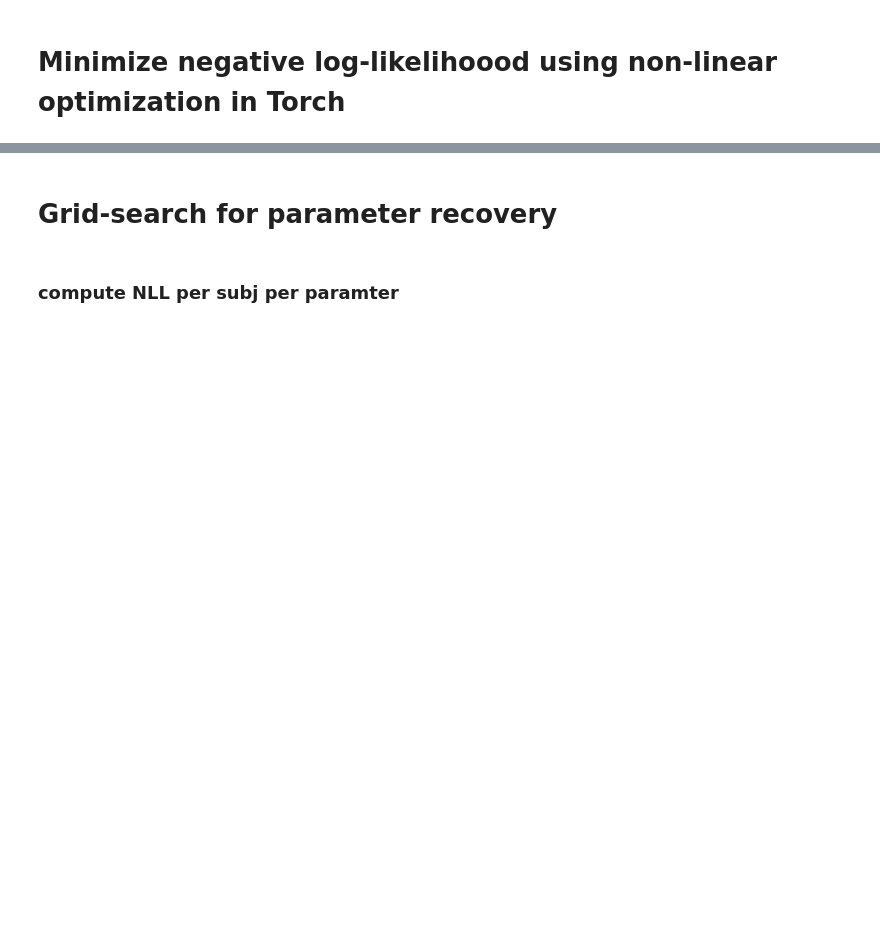
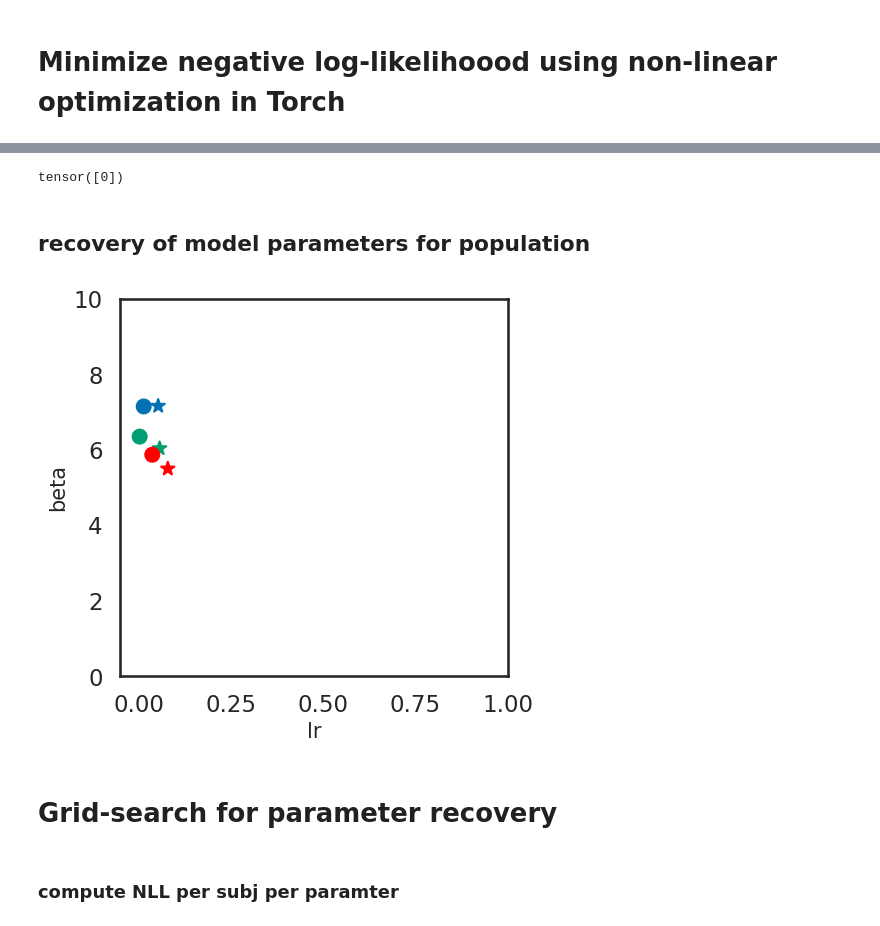
Before and after one commit to akjagadish/Behavior-model-fitting, a Jupyter notebook: notebooks/ParameterRecovery.ipynb, the cells around one changed output, grey strips where cells are left out. Drawn from its saved outputs; the diff is of its cells as text; code cells hidden in the pictures; blank space fills up the shorter version.

```diff
--- a/notebooks/ParameterRecovery.ipynb
+++ b/notebooks/ParameterRecovery.ipynb
@@ -21,6 +26,6 @@ from behavior_model_fitting.helpers.measures import nll_per_model_per_subject
 # %%
-n_epochs = 500
-ntrials = 1000
+n_epochs = 5
+n_trials = 1000
 Q_init = [0., 0.]
 model = Qlearner(Qinit=Q_init)
 nll_loss = torch.nn.NLLLoss()
@@ -36,8 +55,10 @@ initial parameters: lr tensor([0.0824]), beta tensor([5.8406])
 # %%
 for epoch in range(n_epochs):
+    # epochs
     q = torch.tensor(Q_init)
     log_softmax = []
-    for trial in range(ntrials):
+    for trial in range(n_trials):
+    # trials
         a_t = actions[trial]
         log_softmax.append(model.log_softmax(q))
         r_t = R[a_t]*outcomes[trial][a_t]
@@ -70,0 +92,6 @@ plt.show()
+# %%
+torch.randint(0,1,(1,))
+# %% [output]
+tensor([0])
+# %% [markdown]
+## recovery of model parameters for population
@@ -71,3 +114,39 @@ plt.show()
+# %%
+for subj in range(n_subjects):
+    model.__init__()
+    for epoch in tqdm(range(n_epochs)):
+        # number of epochs
+        q = torch.tensor(Q_init)
+        log_softmax = []
+        for trial in range(n_trials):
+        # number of trials
+            a_t = actions[subj][trial]
+            log_softmax.append(model.log_softmax(q))
+            r_t = R[a_t]*outcomes[subj][trial][a_t]
+            q = model(a_t, r_t, Q=q)
+
+        log_softmax = torch.stack(log_softmax)
+        loss = nll_loss(log_softmax, actions[subj])
+        loss.backward()
+        optimizer.step()
+        optimizer.zero_grad()
+    #print('fitted model to subject {} of {}'.format(subj+1, n_subjects))
+    lrs.append(model.lr.data)
+    betas.append(model.beta.data)
+# %%
+lrs = torch.stack(lrs)
+betas = torch.stack(betas)
+# %%
+fig, ax = plt.subplots(1, 1, figsize=(5, 5), dpi=100)
+ax.scatter(data.loc[[0,1,2]].true_lr, data.loc[[0,1,2]].true_beta, c=['red', 'b', 'g'], marker='*', s=100)
+ax.scatter(lrs, betas, c=['red', 'b', 'g'], marker='o', s=100)
+ax.set_xlim([-0.05, 1])
+ax.set_ylim([0., 10])
+ax.set_ylabel(ylabel='beta', fontsize=15)
+ax.set_xlabel(xlabel='lr', fontsize=15)
+plt.show()
+# %% [output]
+[figure, added]
 # %% [markdown]
  # Grid-search for parameter recovery
 # %% [markdown]
```
Also changed, not shown: parts of 10 cells of this notebook.
